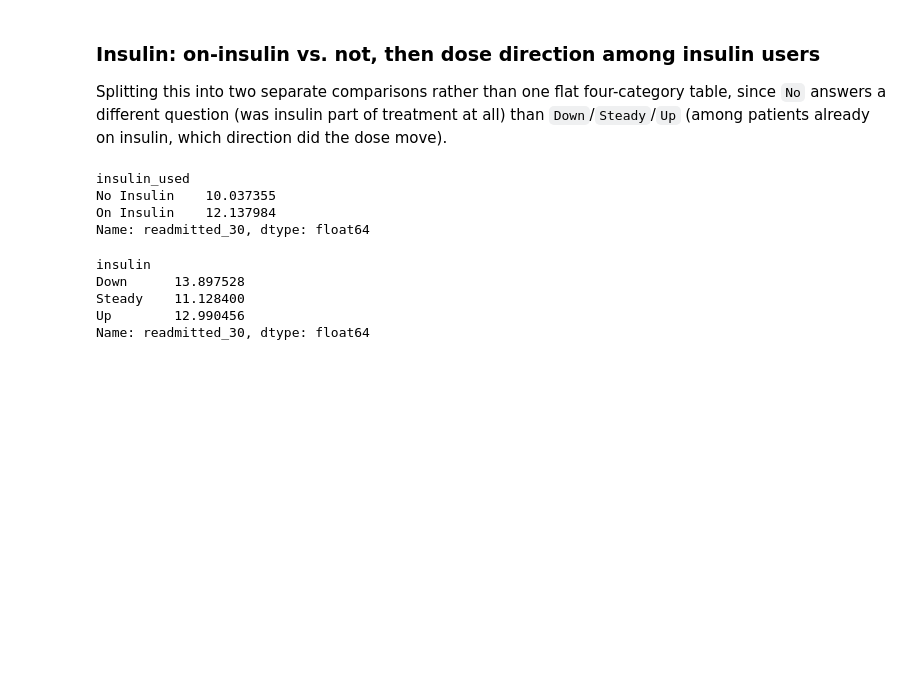
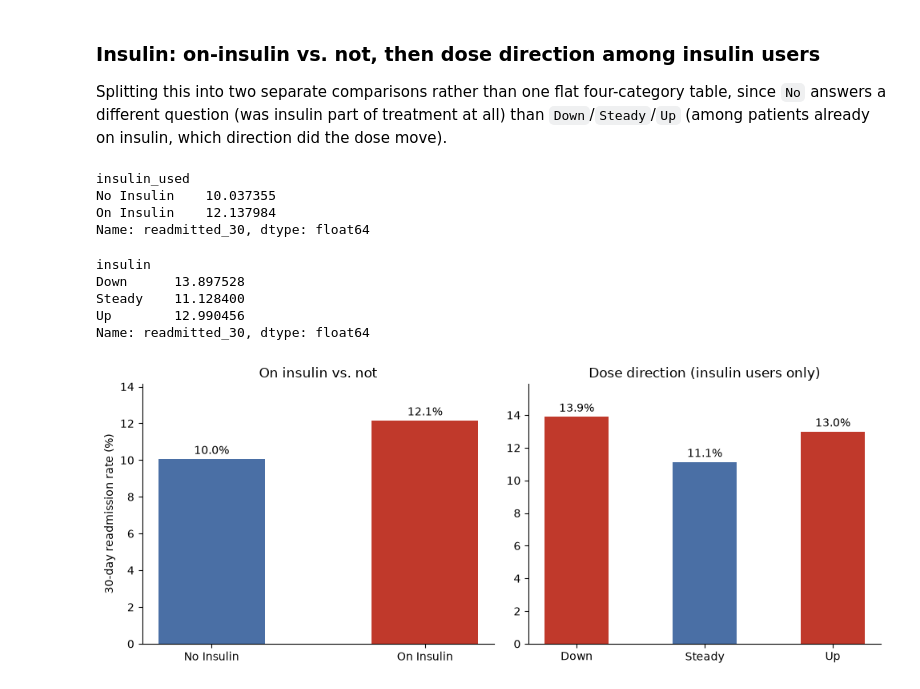
Before and after one commit to vitalemassimo/diabetic-readmission-prediction, a Jupyter notebook: notebooks/01_eda.ipynb, the cells around one changed output. Cells and saved outputs as stored; diff of their text form; code cells hidden in the pictures; blank space fills up the shorter version.

Commit message:
Add insulin dosage-change chart, finding, and EDA scope note

```diff
--- a/notebooks/01_eda.ipynb
+++ b/notebooks/01_eda.ipynb
@@ -563,3 +563,38 @@ Down      13.897528
 Steady    11.128400
 Up        12.990456
 Name: readmitted_30, dtype: float64
+# %%
+# Readmission rate by insulin status and dose direction (two-panel chart)
+fig, axes = plt.subplots(1, 2, figsize=(10, 4))
+
+# Panel 1 — on insulin vs. not
+ax1 = axes[0]
+order1 = readmit_by_insulin_used.sort_values()
+colors1 = ['#4a6fa5' if cat == 'No Insulin' else '#c0392b' for cat in order1.index]
+bars1 = ax1.bar(order1.index, order1.values, color=colors1, width=0.5)
+for bar, value in zip(bars1, order1.values):
+    ax1.text(bar.get_x() + bar.get_width() / 2, bar.get_height() + 0.15,
+              f'{value:.1f}%', ha='center', va='bottom', fontsize=10)
+ax1.set_ylabel('30-day readmission rate (%)')
+ax1.set_title('On insulin vs. not')
+ax1.set_ylim(0, max(order1.values) + 2)
+ax1.spines['top'].set_visible(False)
+ax1.spines['right'].set_visible(False)
+
+# Panel 2 — dose direction among insulin users
+ax2 = axes[1]
+colors2 = ['#c0392b' if cat != 'Steady' else '#4a6fa5' for cat in readmit_by_insulin_change.index]
+bars2 = ax2.bar(readmit_by_insulin_change.index, readmit_by_insulin_change.values, color=colors2, width=0.5)
+for bar, value in zip(bars2, readmit_by_insulin_change.values):
+    ax2.text(bar.get_x() + bar.get_width() / 2, bar.get_height() + 0.15,
+              f'{value:.1f}%', ha='center', va='bottom', fontsize=10)
+ax2.set_title('Dose direction (insulin users only)')
+ax2.set_ylim(0, max(readmit_by_insulin_change.values) + 2)
+ax2.spines['top'].set_visible(False)
+ax2.spines['right'].set_visible(False)
+
+plt.tight_layout()
+plt.savefig(PROJECT_ROOT / 'reports' / 'figures' / 'readmission_by_insulin.png', dpi=150)
+plt.show()
+# %% [output]
+[figure, added]
```
Also changed, not shown: parts of 2 cells of this notebook, 1 other file.
